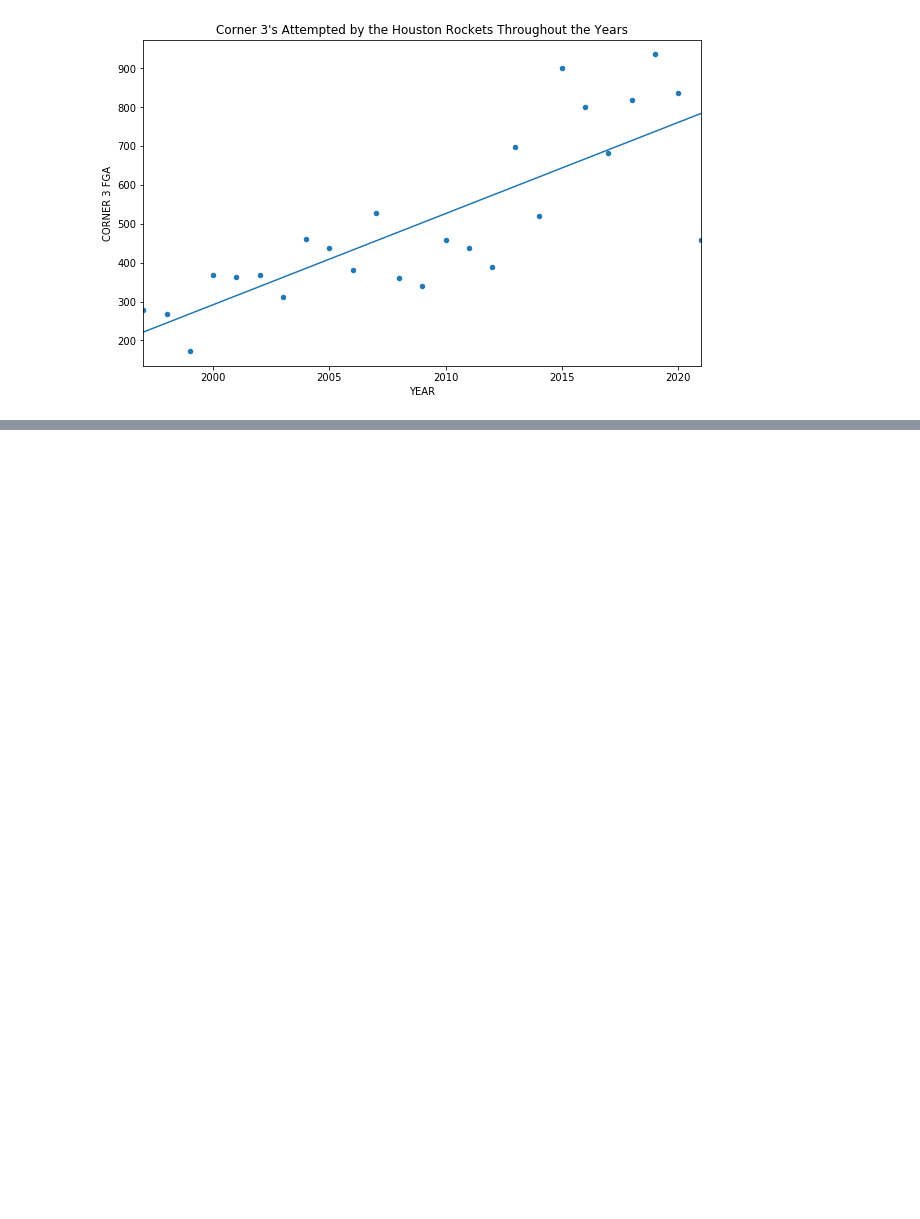
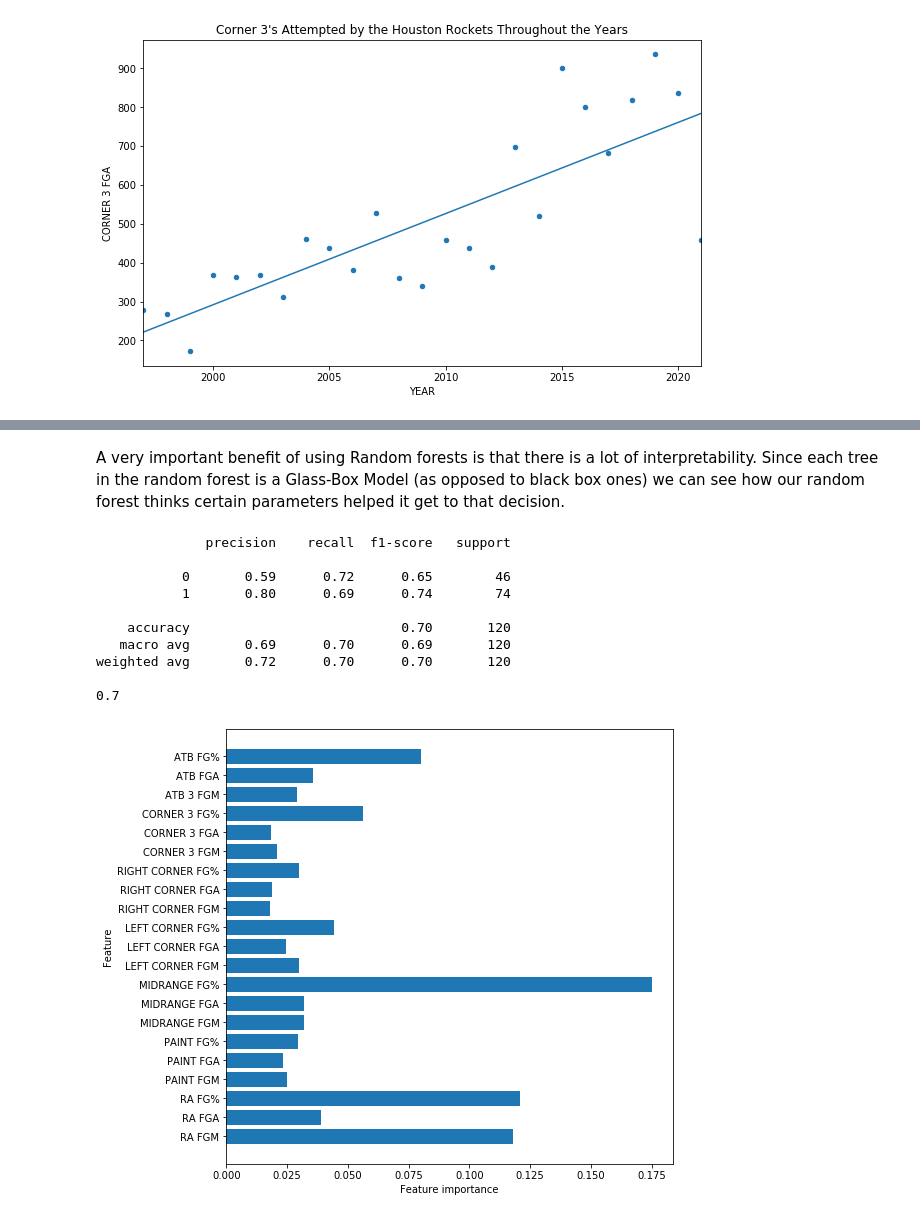
Before and after one commit to claudioperezro/NBA, a Jupyter notebook: project.ipynb, the cells around one changed output, grey strips where cells are left out. Saved outputs shown, nothing was run; the diff lists cells and outputs as text; code cells hidden in the pictures; blank space fills up the shorter version.

```diff
--- a/project.ipynb
+++ b/project.ipynb
@@ -284,0 +961,16 @@ rockets_shooting['year'] = rockets_shooting.index
+# %% [markdown]
+A very important benefit of using Random forests is that there is a lot of interpretability. Since each tree in the random forest is a Glass-Box Model (as opposed to black box ones) we can see how our random forest thinks certain parameters helped it get to that decision.
+# %%
+forest_model(opponent_shooting, 100, 5)
+# %% [output]
+              precision    recall  f1-score   support
+
+           0       0.59      0.72      0.65        46
+           1       0.80      0.69      0.74        74
+
+    accuracy                           0.70       120
+   macro avg       0.69      0.70      0.69       120
+weighted avg       0.72      0.70      0.70       120
+
+0.7
+[figure, added]
```
Also changed, not shown: parts of 99 cells of this notebook, 2 other files.
